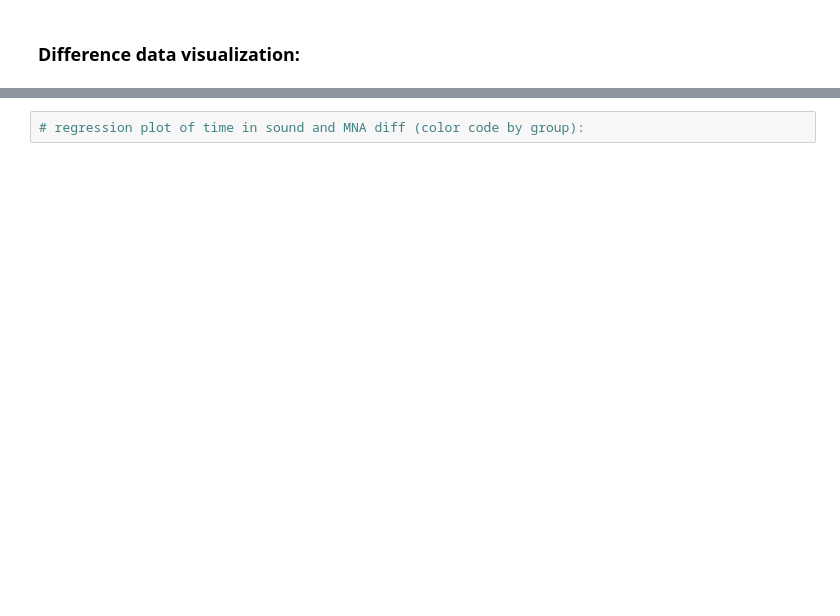
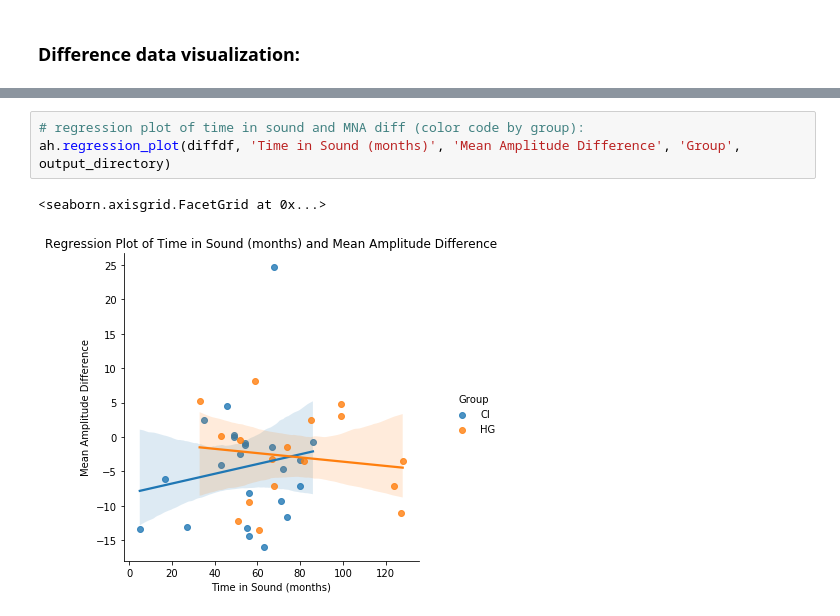
Before and after one commit to sheaduarte/PSC-290-Python-Final-Project, a Jupyter notebook: pierotti/notebooks/Pierotti_N4_datavis.ipynb, the cells around one changed output, grey strips where cells are left out. Drawn from its saved outputs; the diff is of its cells as text; blank space fills up the shorter version.

```diff
--- a/pierotti/notebooks/Pierotti_N4_datavis.ipynb
+++ b/pierotti/notebooks/Pierotti_N4_datavis.ipynb
@@ -92,4 +110,8 @@ NameError: name 'output_directory' is not defined
 # %%
 # regression plot of time in sound and MNA diff (color code by group):
+ah.regression_plot(diffdf, 'Time in Sound (months)', 'Mean Amplitude Difference', 'Group', output_directory)
+# %% [output]
+<seaborn.axisgrid.FacetGrid at 0x...>
+[figure, added]
 # %%
 # scatter plot of age of implant and MNA diff (include tooltip interactivity):
```
Also changed, not shown: parts of 10 cells of this notebook, 9 other files.
